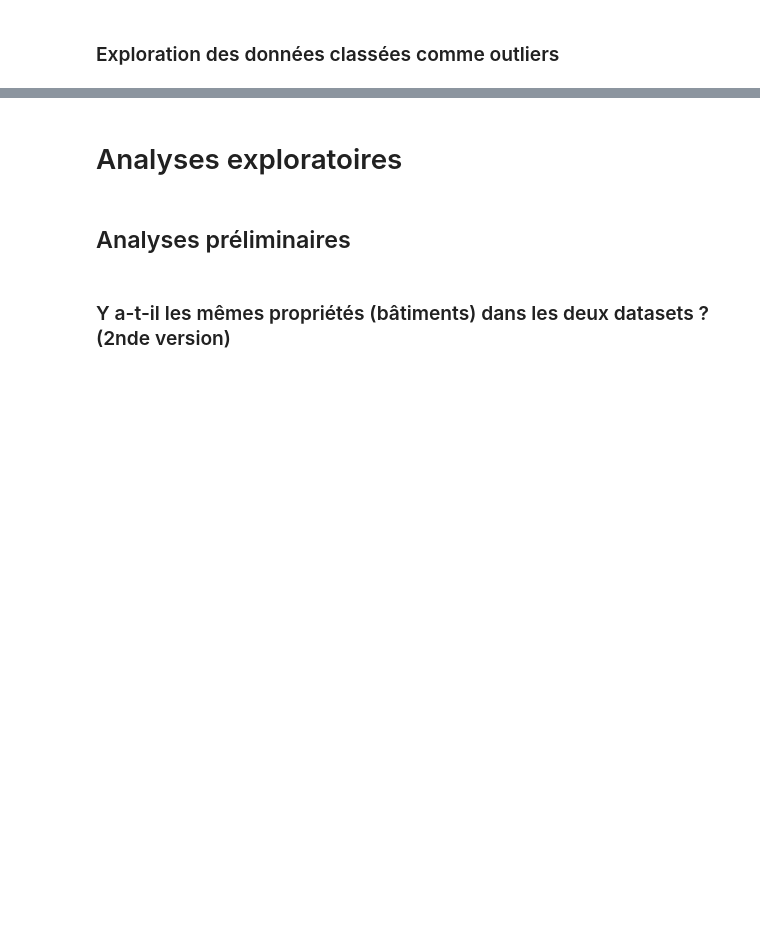
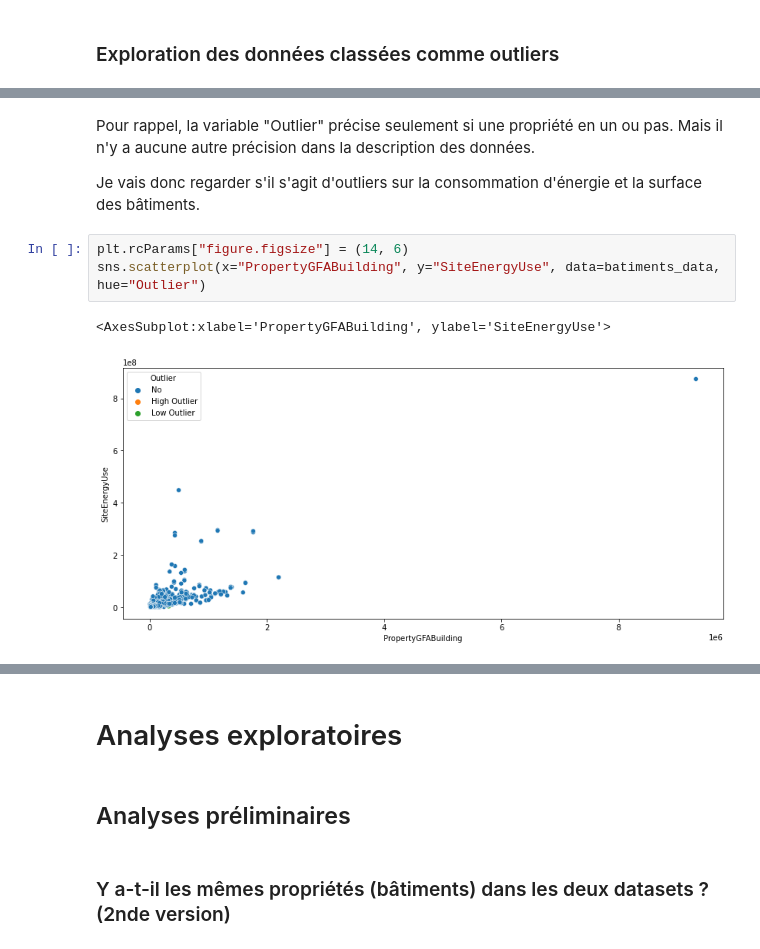
Before and after one commit to sebastienbourgeois/oc-p4-anticiper-besoin-consommation-batiments, a Jupyter notebook: Pelec_01_notebook.ipynb, the cells around one changed output, grey strips where cells are left out. Saved outputs shown, nothing was run; the diff lists cells and outputs as text; blank space fills up the shorter version.

Commit message:
Exploration des propriétés considérées comme des outliers, suppression de la variable Outlier

```diff
--- a/Pelec_01_notebook.ipynb
+++ b/Pelec_01_notebook.ipynb
@@ -1043,3 +1057,13 @@ batiments_data[batiments_data.Outlier != "No"].sort_values(by=['Outlier'])
 | 3239 | 49776 | 2015 | NonResidential | Large Office | DOWNTOWN | 1988 | ... |
 | 1981 | 23951 | 2015 | NonResidential | Small- and Mid-Sized Office | GREATER DUWAMISH | 1953 | ... |
 | 6492 | 43948 | 2016 | Nonresidential COS | Other | GREATER DUWAMISH | 1906 | ... |
+# %% [markdown]
+Pour rappel, la variable "Outlier" précise seulement si une propriété en un ou pas. Mais il n'y a aucune autre précision dans la description des données.
+
+Je vais donc regarder s'il s'agit d'outliers sur la consommation d'énergie et la surface des bâtiments.
+# %%
+plt.rcParams["figure.figsize"] = (14, 6)
+sns.scatterplot(x="PropertyGFABuilding", y="SiteEnergyUse", data=batiments_data, hue="Outlier")
+# %% [output]
+<AxesSubplot:xlabel='PropertyGFABuilding', ylabel='SiteEnergyUse'>
+[figure, added]
```
Also changed, not shown: parts of 24 cells of this notebook.
